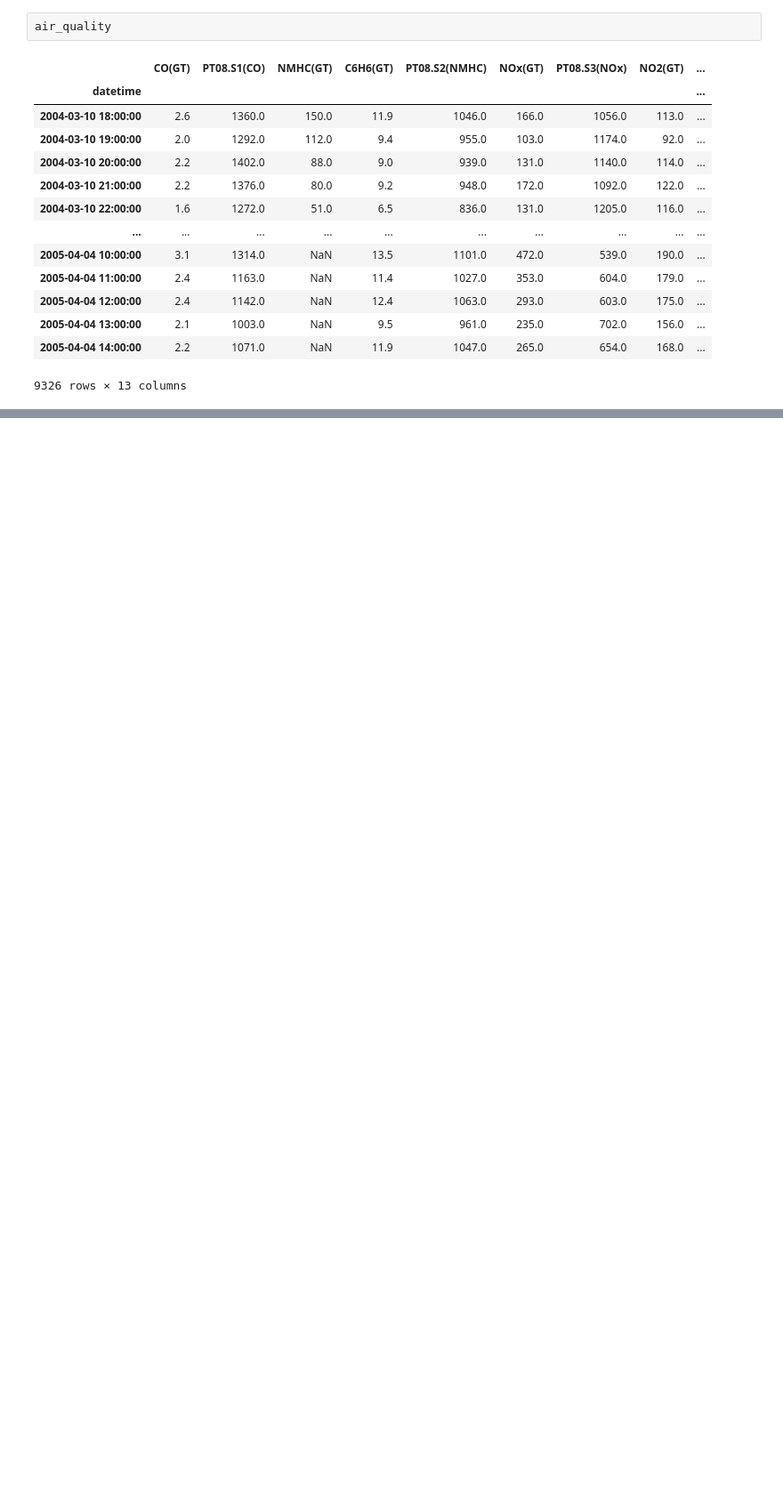
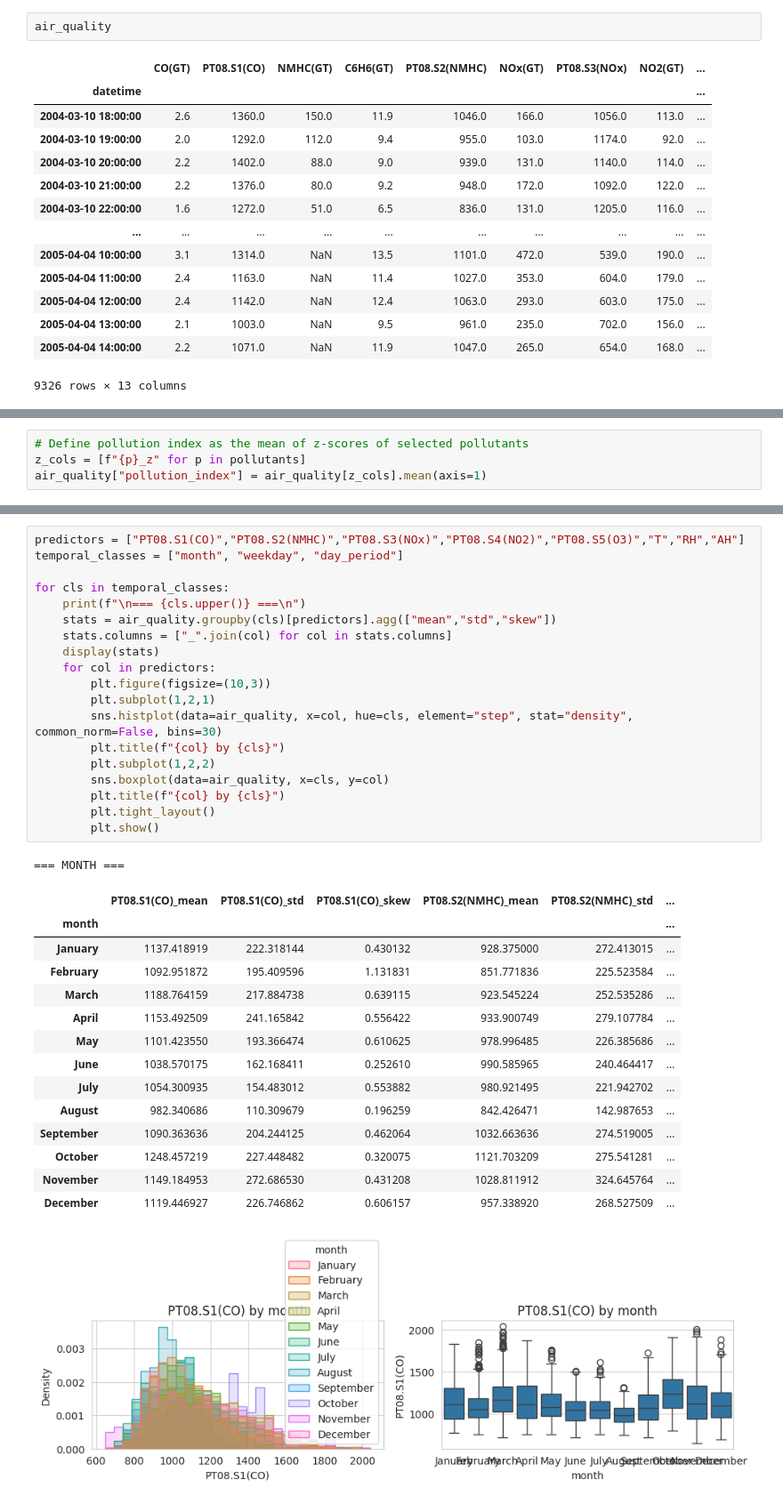
Before and after one commit to diego-nac/ica-homeworks, a Jupyter notebook: homework1/code.ipynb, the cells around one changed output, grey strips where cells are left out. Shown at 89% size. Saved outputs shown, nothing was run; the diff lists cells and outputs as text; blank space fills up the shorter version.

```diff
--- a/homework1/code.ipynb
+++ b/homework1/code.ipynb
@@ -354,0 +371,4 @@ air_quality
+# %%
+# Define pollution index as the mean of z-scores of selected pollutants
+z_cols = [f"{p}_z" for p in pollutants]
+air_quality["pollution_index"] = air_quality[z_cols].mean(axis=1)
@@ -356,0 +460,36 @@ air_quality
+# %%
+predictors = ["PT08.S1(CO)","PT08.S2(NMHC)","PT08.S3(NOx)","PT08.S4(NO2)","PT08.S5(O3)","T","RH","AH"]
+temporal_classes = ["month", "weekday", "day_period"]
+
+for cls in temporal_classes:
+    print(f"\n=== {cls.upper()} ===\n")
+    stats = air_quality.groupby(cls)[predictors].agg(["mean","std","skew"])
+    stats.columns = ["_".join(col) for col in stats.columns]
+    display(stats)
+    for col in predictors:
+        plt.figure(figsize=(10,3))
+        plt.subplot(1,2,1)
+        sns.histplot(data=air_quality, x=col, hue=cls, element="step", stat="density", common_norm=False, bins=30)
+        plt.title(f"{col} by {cls}")
+        plt.subplot(1,2,2)
+        sns.boxplot(data=air_quality, x=cls, y=col)
+        plt.title(f"{col} by {cls}")
+        plt.tight_layout()
+        plt.show()
+# %% [output]
+=== MONTH ===
+|  | PT08.S1(CO)_mean | PT08.S1(CO)_std | PT08.S1(CO)_skew | PT08.S2(NMHC)_mean | PT08.S2(NMHC)_std | ... |
+| month |  |  |  |  |  | ... |
+| January | 1137.418919 | 222.318144 | 0.430132 | 928.375000 | 272.413015 | ... |
+| February | 1092.951872 | 195.409596 | 1.131831 | 851.771836 | 225.523584 | ... |
+| March | 1188.764159 | 217.884738 | 0.639115 | 923.545224 | 252.535286 | ... |
+| April | 1153.492509 | 241.165842 | 0.556422 | 933.900749 | 279.107784 | ... |
+| May | 1101.423550 | 193.366474 | 0.610625 | 978.996485 | 226.385686 | ... |
+| June | 1038.570175 | 162.168411 | 0.252610 | 990.585965 | 240.464417 | ... |
+| July | 1054.300935 | 154.483012 | 0.553882 | 980.921495 | 221.942702 | ... |
+| August | 982.340686 | 110.309679 | 0.196259 | 842.426471 | 142.987653 | ... |
+| September | 1090.363636 | 204.244125 | 0.462064 | 1032.663636 | 274.519005 | ... |
+| October | 1248.457219 | 227.448482 | 0.320075 | 1121.703209 | 275.541281 | ... |
+| November | 1149.184953 | 272.686530 | 0.431208 | 1028.811912 | 324.645764 | ... |
+| December | 1119.446927 | 226.746862 | 0.606157 | 957.338920 | 268.527509 | ... |
+[figure, added]
```
Also changed, not shown: parts of 14 cells of this notebook.
